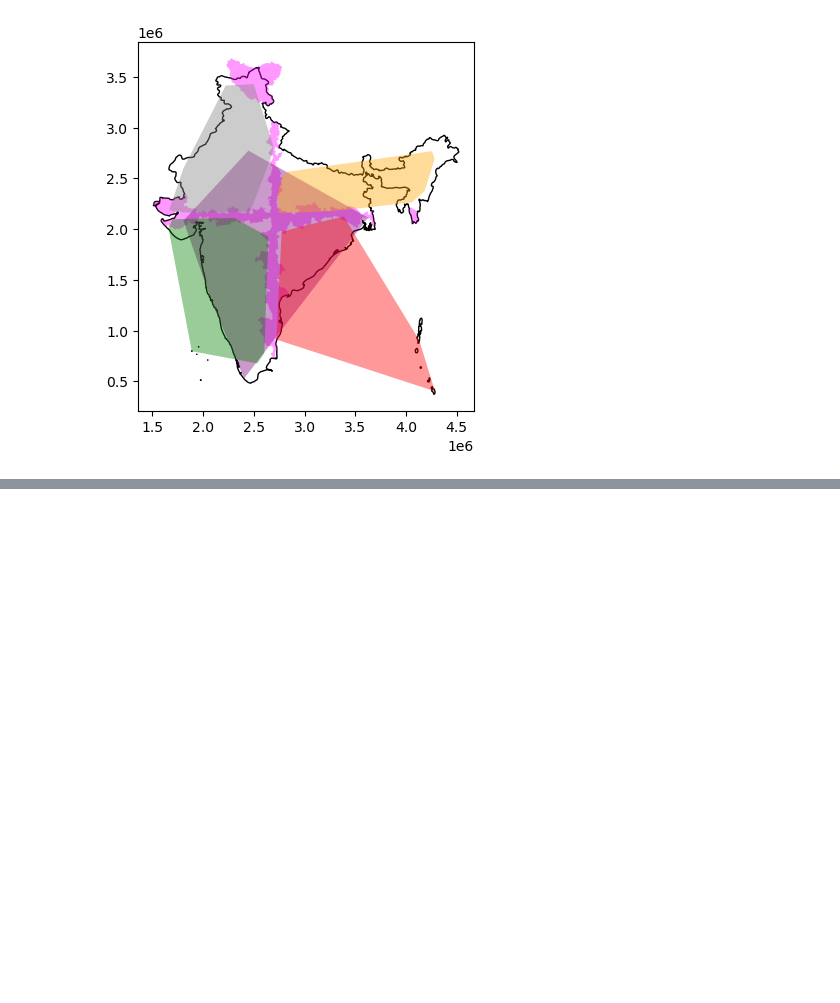
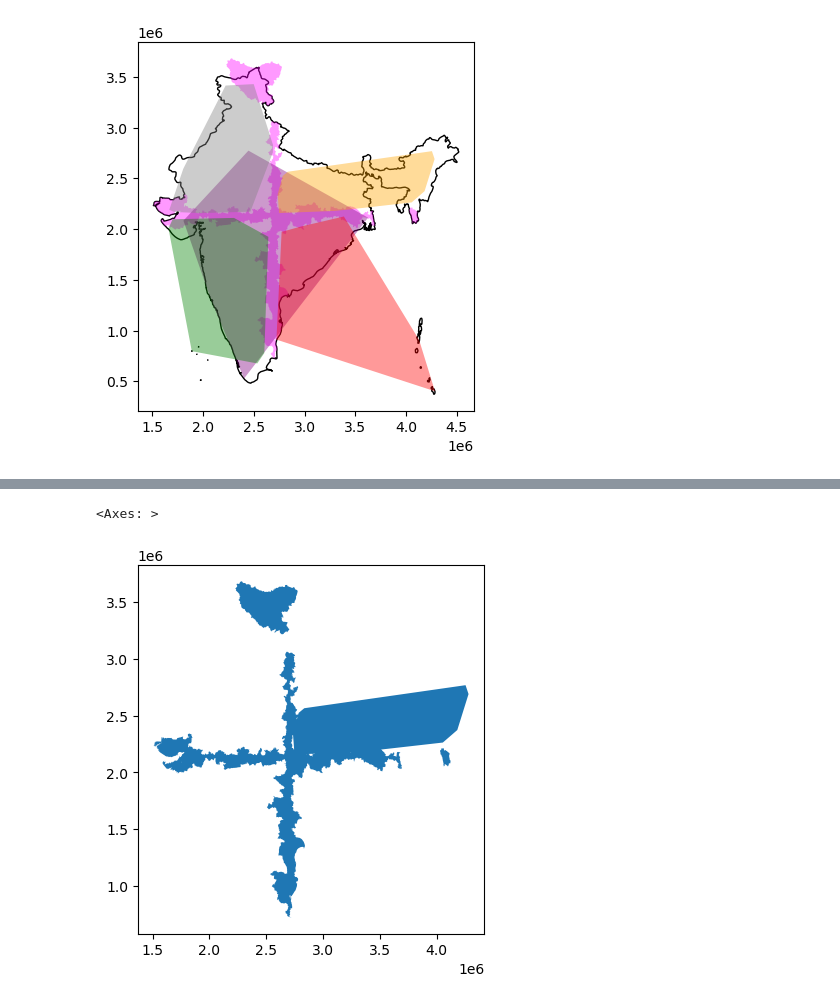
Before and after one commit to gokussj100/geodfprepro, a Jupyter notebook: Tarea 3 .ipynb, the cells around one changed output, grey strips where cells are left out. Cells and saved outputs as stored; diff of their text form; code cells hidden in the pictures; blank space fills up the shorter version.

```diff
--- a/Tarea 3 .ipynb
+++ b/Tarea 3 .ipynb
@@ -721,0 +740,6 @@ India_AirBottomRight_hull.plot(ax=base,facecolor='red', alpha=0.4)
+# %%
+union_top2 = India_AirTopRight_hull.union(muniMidindia)
+union_top2.plot()
+# %% [output]
+<Axes: >
+[figure, added]
```
Also changed, not shown: parts of 5 cells of this notebook.
